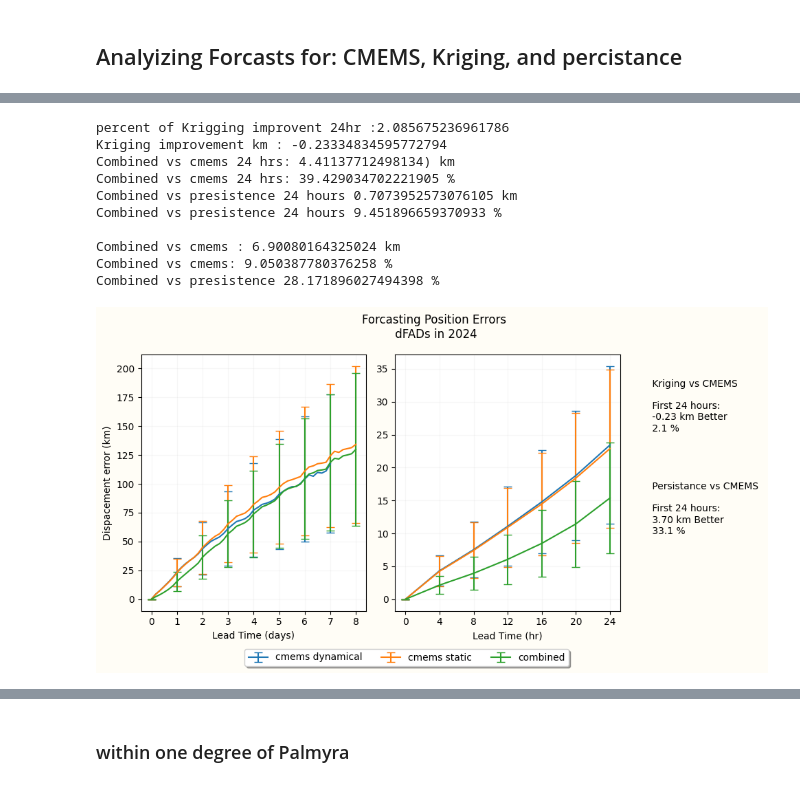
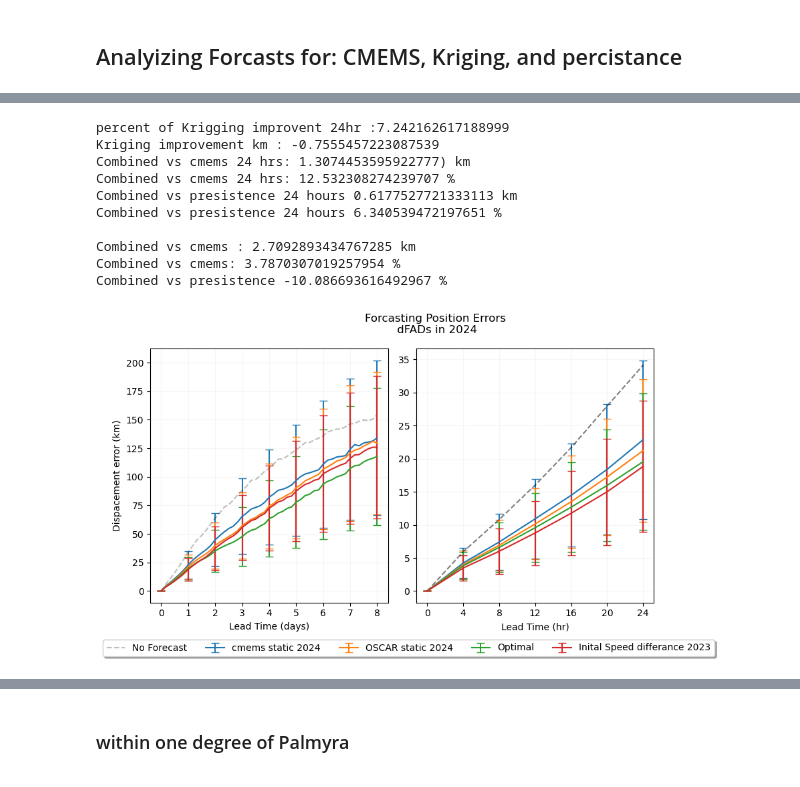
Before and after one commit to Colin-zerfass/fate-core, a Jupyter notebook: Code/Parcels/Output_analyze.ipynb, the cells around one changed output, grey strips where cells are left out. Cells and saved outputs as stored; diff of their text form; code cells hidden in the pictures.

```diff
--- a/Code/Parcels/Output_analyze.ipynb
+++ b/Code/Parcels/Output_analyze.ipynb
@@ -83,7 +86,7 @@ ds['error_lon'] = (ds['lon_true'] -ds['lon_forcast']).abs()
 ds['error_km'] = haversine_df(ds, "lat_true", "lon_true", "lat_forcast", "lon_forcast")
 ds2['error_km'] = haversine_df(ds2, "lat_true", "lon_true", "lat_forcast", "lon_forcast")
 ds3["error_km"] = haversine_df(ds3,  "lat_true", "lon_true", "lat_forcast", "lon_forcast")
-#ds4["error_km"] = haversine_df(ds4,  "lat_true", "lon_true", "lat_forcast", "lon_forcast")
+ds4["error_km"] = haversine_df(ds4,  "lat_true", "lon_true", "lat_forcast", "lon_forcast")
 ds5["error_km"] = haversine_df(ds5,  "lat_true", "lon_true", "lat_forcast", "lon_forcast")
 # %%
 def calculate_rmse(group):
@@ -91,22 +94,22 @@ def calculate_rmse(group):
     return rmse
 # %%
 bins = np.linspace(0,8*24,2*24+1)
+ds ["lead_bins"] = pd.cut(ds["leadtime"], bins)
 ds2["lead_bins"] = pd.cut(ds2["leadtime"], bins)
-ds ["lead_bins"] = pd.cut(ds["leadtime"], bins)
 ds3["lead_bins"] = pd.cut(ds3["leadtime"], bins)
-#ds4["lead_bins"] = pd.cut(ds4["leadtime"], bins)
+ds4["lead_bins"] = pd.cut(ds4["leadtime"], bins)
 ds5["lead_bins"] = pd.cut(ds5["leadtime"], bins)
 lte = ds.groupby("lead_bins", observed=False).apply(calculate_rmse, include_groups=False).to_numpy()
 lte2  = ds2.groupby("lead_bins", observed=False).apply(calculate_rmse, include_groups=False).to_numpy()
 lte3 = ds3.groupby("lead_bins", observed= False).apply(calculate_rmse, include_groups=False).to_numpy()
-#lte4 = ds4.groupby("lead_bins", observed= False).apply(calculate_rmse, include_groups=False).to_numpy()
+lte4 = ds4.groupby("lead_bins", observed= False).apply(calculate_rmse, include_groups=False).to_numpy()
 lte5 = ds5.groupby("lead_bins", observed= False).apply(calculate_rmse, include_groups=False).to_numpy()
 
 
 std = ds.groupby("lead_bins", observed=False)["error_km"].std()
 std2 = ds2.groupby("lead_bins", observed=False)["error_km"].std()
 std3 = ds3.groupby("lead_bins", observed= False)["error_km"].std()
-#std4 = ds4.groupby("lead_bins", observed= False)["error_km"].std()
+std4 = ds4.groupby("lead_bins", observed= False)["error_km"].std()
 std5 = ds5.groupby("lead_bins", observed= False)["error_km"].std()
 
 
@@ -115,13 +118,13 @@ lte  = np.concat([pad,lte])
 pad = np.array([0])
 lte2 = np.concat([pad,lte2])
 lte3 = np.concat([pad,lte3])
-#lte4 = np.concat([pad,lte4])
+lte4 = np.concat([pad,lte4])
 lte5 = np.concat([pad,lte5])
 
 std = np.concat([pad,std])
 std2 = np.concat([pad, std2])
 std3 = np.concat([pad,std3])
-#std4 = np.concat([pad,std4])
+std4 = np.concat([pad,std4])
 std5 = np.concat([pad,std5])
 
 Noforcast = 0.259*bins*3600/1000
@@ -145,16 +148,16 @@ print(f"Combined vs cmems : {Combined_km} km  ")
 print(f"Combined vs cmems: {Combined_km/lte2.mean()*100} %  ")
 print(f"Combined vs presistence {Combined_v_pers_km/lte3.mean()*100} % ")
 # %% [output]
-percent of Krigging improvent 24hr :2.085675236961786
-Kriging improvement km : -0.23334834595772794
-Combined vs cmems 24 hrs: 4.41137712498134) km
-Combined vs cmems 24 hrs: 39.429034702221905 %
-Combined vs presistence 24 hours 0.7073952573076105 km
-Combined vs presistence 24 hours 9.451896659370933 %
+percent of Krigging improvent 24hr :7.242162617188999
+Kriging improvement km : -0.7555457223087539
+Combined vs cmems 24 hrs: 1.3074453595922777) km
+Combined vs cmems 24 hrs: 12.532308274239707 %
+Combined vs presistence 24 hours 0.6177527721333113 km
+Combined vs presistence 24 hours 6.340539472197651 %
 
-Combined vs cmems : 6.90080164325024 km
-Combined vs cmems: 9.050387780376258 %
-Combined vs presistence 28.171896027494398 %
+Combined vs cmems : 2.7092893434767285 km
+Combined vs cmems: 3.7870307019257954 %
+Combined vs presistence -10.086693616492967 %
 # %%
 fig = plt.figure(figsize=(10,5))
 gs = gridspec.GridSpec(1, 3, width_ratios=[3,3,1])
@@ -163,46 +166,47 @@ ax0 = fig.add_subplot(gs[0,0])
 ax1 = fig.add_subplot(gs[0,1])
 ax_stats = fig.add_subplot(gs[0,2])
 ax_stats.axis("off")
 
-stats_k = f" Kriging vs CMEMS \n \n First 24 hours: \n {kriging_km24:0.2f} km Better \n{krigging_percent24: 0.1f} %"
-ax_stats.text(0,0.7,stats_k)
+# stats_k = f" Kriging vs CMEMS \n \n First 24 hours: \n {kriging_km24:0.2f} km Better \n{krigging_percent24: 0.1f} %"
+# ax_stats.text(0,0.7,stats_k)
 
-stats_p = f" Persistance vs CMEMS \n \n First 24 hours: \n {Pers_km24:0.2f} km Better \n{Pers_percent24: 0.1f} %"
-ax_stats.text(0,0.3,stats_p)
+# stats_p = f" Persistance vs CMEMS \n \n First 24 hours: \n {Pers_km24:0.2f} km Better \n{Pers_percent24: 0.1f} %"
+# ax_stats.text(0,0.3,stats_p)
 
-ax0.errorbar(bins[:]/24, lte[:], yerr = std, errorevery=6, capsize = 4, label = "cmems dynamical")
-ax0.errorbar(bins[:]/24, lte2[:], yerr = std2[:], errorevery=6, capsize = 4, label = "cmems static")
-#ax0.errorbar(bins[:]/24, lte3[:], yerr = std3[:], errorevery = 6, capsize = 4, label = "Persistence")
-ax0.errorbar(bins[:]/24, lte5[:], yerr = std5[:], errorevery = 6, capsize = 4, label = "combined")
-#ax0.errorbar(bins[:]/24, lte4[:], yerr = std4[:], errorevery = 6, capsize = 4, label = "No_forecast")
+ax0.errorbar(bins[:]/24, lte[:], yerr = std, errorevery=6, capsize = 4, label = "cmems static 2024")
+ax0.errorbar(bins[:]/24, lte2[:], yerr = std2[:], errorevery=6, capsize = 4, label = "OSCAR static 2024")
+ax0.errorbar(bins[:]/24, lte3[:], yerr = std3[:], errorevery = 6, capsize = 4, label = "Optimal")
+ax0.plot(bins[:]/24, lte4[:], label = "No Forecast", color = "k",alpha = 0.25, linestyle = "--" )
+ax0.errorbar(bins[:]/24, lte5[:], yerr = std5[:], errorevery = 6, capsize = 4, label = "Inital Speed differance 2023")
 #ax0.plot(bins/24, Noforcast, color = "k", linestyle = "--", alpha = 0.5)
 
 
 ax1.errorbar(bins[0:7], lte[:7], yerr = std[:7], capsize = 4)
 ax1.errorbar(bins[0:7], lte2[:7], yerr = std2[:7], capsize = 4)
-#ax1.errorbar(bins[0:7], lte3[:7], yerr = std3[:7], capsize =4 )
+ax1.errorbar(bins[0:7], lte3[:7], yerr = std3[:7], capsize =4 )
+#ax1.errorbar(bins[0:7], lte4[:7], yerr = std4[:7], capsize =4 ,color = "k",alpha = 0.25 )
 ax1.errorbar(bins[0:7], lte5[:7], yerr = std5[:7], capsize =4 )
-#ax1.errorbar(bins[0:7], lte4[:7], yerr = std4[:7], capsize =4 )
+ax1.plot(bins[0:7], lte4[:7],color = "k", linestyle = "--", alpha =0.5)
 #ax1.plot(bins[0:7], Noforcast[0:7], color = "k", linestyle = "--", alpha = 0.5)
 ax0.set_xticks(np.linspace(0,8,9))
 ax1.set_xticks(np.linspace(0,24,7))
 
 ax0.set_ylabel("Dispacement error (km)")
 ax0.set_xlabel("Lead Time (days)")
 ax1.set_xlabel("Lead Time (hr)")
 ax0.grid(alpha = 0.1)
 ax1.grid(alpha = 0.1)
 
 
 
 fig.legend(loc='upper center', bbox_to_anchor=(3.2/7, 0.02),
           fancybox=True, shadow=True, ncol=5)
 fig.suptitle("Forcasting Position Errors \n dFADs in 2024 ")
-fig.set_facecolor("#FFFDF6")
+fig.set_facecolor("#FFFFFF")
 fig.tight_layout()
 #fig.savefig(r"C:\FATE\Figures\Leadtime_cmems_krigging_persistance.png")
 # %% [output]
-[figure, old version]
+[figure, new version]
 # %%
 ## Check covarience/corrilation between cmems and kirigging.
 corrilation = np.corrcoef(ds["error_km"].dropna(), ds3["error_km"].dropna() )
```
Also changed, not shown: parts of 17 cells of this notebook, 8 other files.
